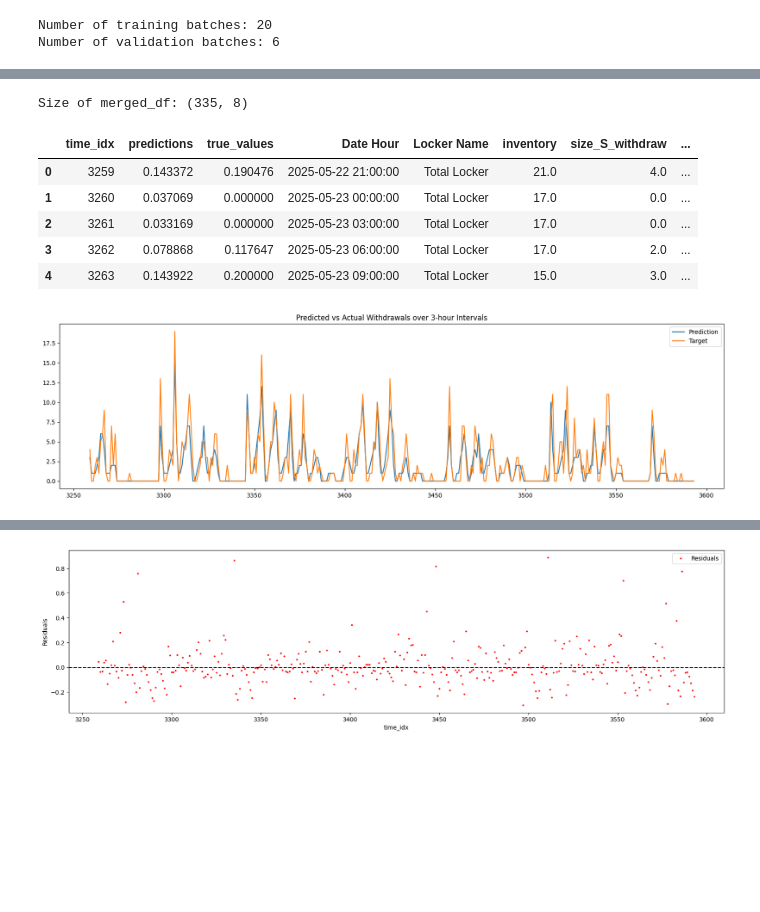
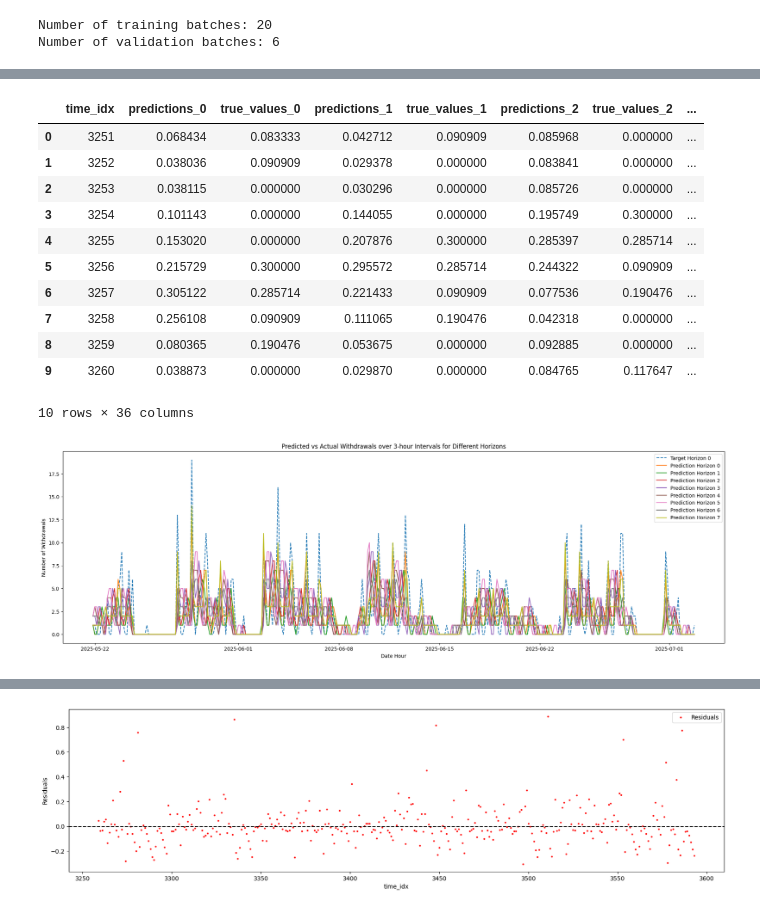
Before and after one commit to chauanphu/pl-forecasting, a Jupyter notebook: LSTM.ipynb, the cells around one changed output, grey strips where cells are left out. Drawn from its saved outputs; the diff is of its cells as text; code cells hidden in the pictures; blank space fills up the shorter version.

```diff
--- a/LSTM.ipynb
+++ b/LSTM.ipynb
@@ -395,10 +435,14 @@ evaluation_df.head()
 # %%
 import matplotlib.pyplot as plt
 import seaborn as sns
-# Plot predictions vs targets with lines
-plt.figure(figsize=(20, 5))
-plt.plot(evaluation_df['time_idx'], evaluation_df['predictions'], label='Prediction')
-plt.plot(evaluation_df['time_idx'], evaluation_df['true_values'], label='Target')
+# Plot predictions vs targets with lines for different horizons using different colors
+plt.figure(figsize=(24, 7))
+plt.plot(evaluation_df['time_idx'], evaluation_df[f'true_values_0'], label=f'Target Horizon', linestyle='--')
+for h in range(DECODER_LENGTH):
+    plt.plot(evaluation_df['time_idx'], evaluation_df[f'predictions_{h}'], label=f'Prediction Horizon {h}')
 plt.legend()
+plt.title('Predictions vs Targets for Different Horizons')
+plt.xlabel('Time Index')
+plt.ylabel('Proportion Withdraw')
 plt.show()
 # %% [output]
@@ -406,27 +450,41 @@ plt.show()
 # %%
+# Format the predicted_withdraw column to integer by multiplying with inventory, for each horizon
 merged_df = pd.merge(evaluation_df, test_df[['time_idx', 'Date Hour', 'Locker Name', 'inventory', 'size_S_withdraw']], on='time_idx', how='left')
-merged_df['predicted_withdraw'] = merged_df['predictions'] * merged_df['inventory']
-# Round predicted_withdraw to integer
-merged_df['predicted_withdraw'] = merged_df['predicted_withdraw'].round().astype(int)
-print("Size of merged_df:", merged_df.shape)
-merged_df.head()
+# rename size_S_withdraw to true_withdraw
+merged_df = merged_df.rename(columns={'size_S_withdraw': 'true_withdraw_h0'})
+for h in range(DECODER_LENGTH):
+    merged_df[f'predicted_withdraw_h{h}'] = merged_df[f'predictions_{h}'] * merged_df['inventory']
+    # Round predicted_withdraw to integer
+    merged_df[f'predicted_withdraw_h{h}'] = merged_df[f'predicted_withdraw_h{h}'].round().astype(int)
+
+# Add true_withdraw for future horizons by shifting true_withdraw_h0
+for h in range(1, DECODER_LENGTH):
+    merged_df[f'true_withdraw_h{h}'] = merged_df['true_withdraw_h0'].shift(-h).fillna(0).astype(int)
+
+merged_df.head(10)
 # %% [output]
+|  | time_idx | predictions_0 | true_values_0 | predictions_1 | true_values_1 | predictions_2 | true_values_2 | ... |
+| 0 | 3251 | 0.068434 | 0.083333 | 0.042712 | 0.090909 | 0.085968 | 0.000000 | ... |
+| 1 | 3252 | 0.038036 | 0.090909 | 0.029378 | 0.000000 | 0.083841 | 0.000000 | ... |
+| 2 | 3253 | 0.038115 | 0.000000 | 0.030296 | 0.000000 | 0.085726 | 0.000000 | ... |
+| 3 | 3254 | 0.101143 | 0.000000 | 0.144055 | 0.000000 | 0.195749 | 0.300000 | ... |
+| 4 | 3255 | 0.153020 | 0.000000 | 0.207876 | 0.300000 | 0.285397 | 0.285714 | ... |
+| 5 | 3256 | 0.215729 | 0.300000 | 0.295572 | 0.285714 | 0.244322 | 0.090909 | ... |
+| 6 | 3257 | 0.305122 | 0.285714 | 0.221433 | 0.090909 | 0.077536 | 0.190476 | ... |
+| 7 | 3258 | 0.256108 | 0.090909 | 0.111065 | 0.190476 | 0.042318 | 0.000000 | ... |
+| 8 | 3259 | 0.080365 | 0.190476 | 0.053675 | 0.000000 | 0.092885 | 0.000000 | ... |
+| 9 | 3260 | 0.038873 | 0.000000 | 0.029870 | 0.000000 | 0.084765 | 0.117647 | ... |
-Size of merged_df: (335, 8)
+10 rows × 36 columns
-|  | time_idx | predictions | true_values | Date Hour | Locker Name | inventory | size_S_withdraw | ... |
-| 0 | 3259 | 0.143372 | 0.190476 | 2025-05-22 21:00:00 | Total Locker | 21.0 | 4.0 | ... |
-| 1 | 3260 | 0.037069 | 0.000000 | 2025-05-23 00:00:00 | Total Locker | 17.0 | 0.0 | ... |
-| 2 | 3261 | 0.033169 | 0.000000 | 2025-05-23 03:00:00 | Total Locker | 17.0 | 0.0 | ... |
-| 3 | 3262 | 0.078868 | 0.117647 | 2025-05-23 06:00:00 | Total Locker | 17.0 | 2.0 | ... |
-| 4 | 3263 | 0.143922 | 0.200000 | 2025-05-23 09:00:00 | Total Locker | 15.0 | 3.0 | ... |
 # %%
-import matplotlib.pyplot as plt
-import seaborn as sns
-# Plot predictions vs targets with lines
-plt.figure(figsize=(20, 5))
-plt.plot(merged_df['time_idx'], merged_df['predicted_withdraw'], label='Prediction')
-plt.plot(merged_df['time_idx'], merged_df['size_S_withdraw'], label='Target')
-plt.title('Predicted vs Actual Withdrawals over 3-hour Intervals')
+# Plot the predicted_withdraw and true_withdraw for each horizon, using different colors
+plt.figure(figsize=(24, 7))
+plt.plot(merged_df['Date Hour'], merged_df['true_withdraw_h0'], label=f'Target Horizon 0', linestyle='--')
+for h in range(DECODER_LENGTH):
+    plt.plot(merged_df['Date Hour'], merged_df[f'predicted_withdraw_h{h}'], label=f'Prediction Horizon {h}')
+plt.title('Predicted vs Actual Withdrawals over 3-hour Intervals for Different Horizons')
+plt.xlabel('Date Hour')
+plt.ylabel('Number of Withdrawals')
 plt.legend()
 plt.show()
 # %% [output]
-[figure, old version]
+[figure, new version]
```
Also changed, not shown: parts of 12 cells of this notebook.
